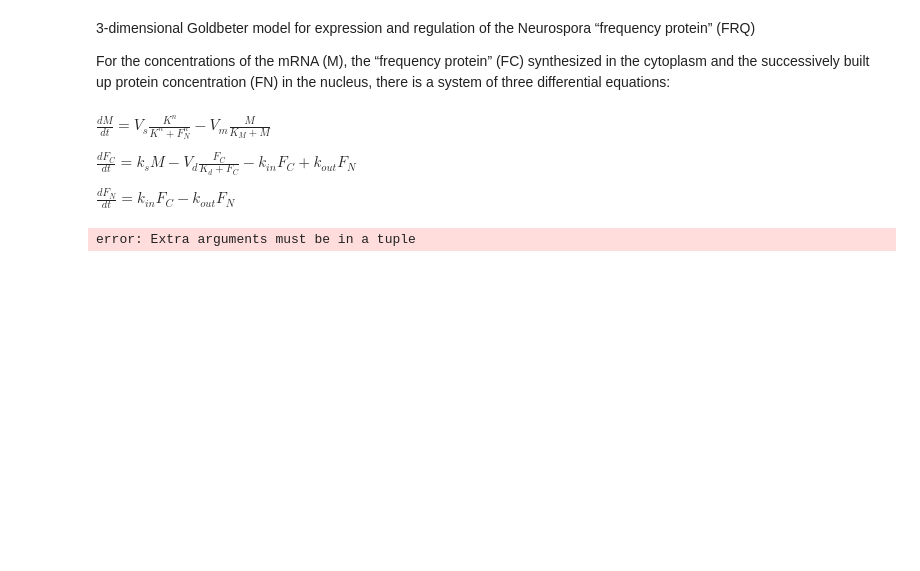
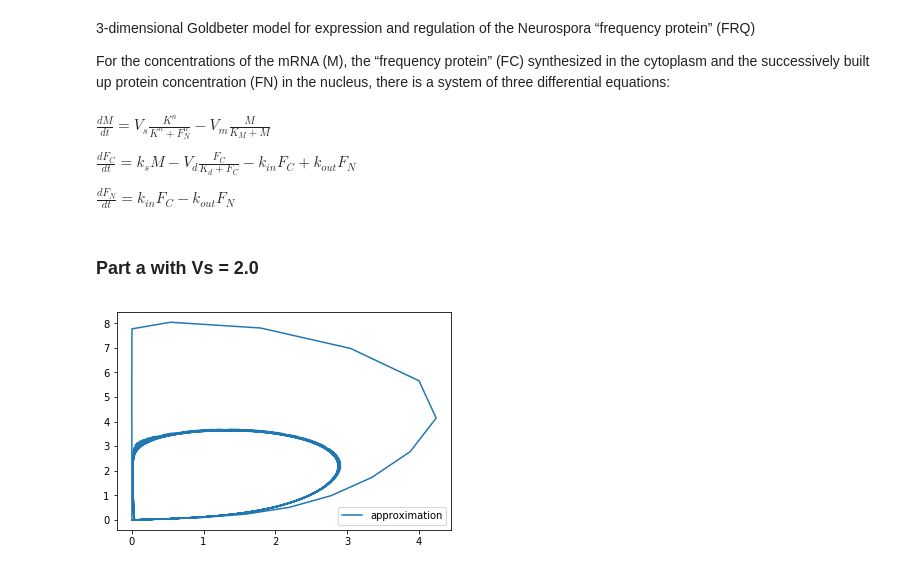
Before and after one commit to Icxa/LabTasks5-16March, a Jupyter notebook: Modeling and Simulation.ipynb, the cells around one changed output. Drawn from its saved outputs; the diff is of its cells as text; code cells hidden in the pictures; blank space fills up the shorter version.

Commit message:
Task 2 in progress

```diff
--- a/Modeling and Simulation.ipynb
+++ b/Modeling and Simulation.ipynb
@@ -290,6 +290,8 @@ $\frac{dM}{dt} = V_s \frac{K^n}{K^n + F_N^n} - V_m \frac{M}{K_M+M}$
 $\frac{dF_C}{dt} = k_s M - V_d \frac{F_C}{K_d + F_C} - k_{in}F_C + k_{out}F_N$
 
 $\frac{dF_N}{dt} = k_{in}F_C - k_{out}F_N$
+# %% [markdown]
+### Part a with Vs = 2.0
 # %%
 import numpy as np
 from scipy.integrate import odeint
@@ -323,13 +324,10 @@ def Period(state,t, kin):
 # %%
 state0 = [0, 0, 0]
 time = np.arange(0, 24*10, 1)
-resultPeriod = Period(state0, time, 0.02)
-state = odeint(Period, state0, time, (kin))
+state = odeint(Period, state0, time, args = (0.02,))
 plt.plot(state[:,0],state[:,1], label='approximation')
-#plt.xlabel('F(t)')
-#plt.ylabel('M(t)')
 plt.legend(loc=4)
 plt.show()
-plt.savefig('Task2RelatedImage.png', fmt='PNG', dpi=100 )
+#plt.savefig('Task2RelatedImage.png', fmt='PNG', dpi=100)
 # %% [output]
-error: Extra arguments must be in a tuple
+[figure, added]
```
Also changed, not shown: parts of 16 cells of this notebook, 1 other file.
